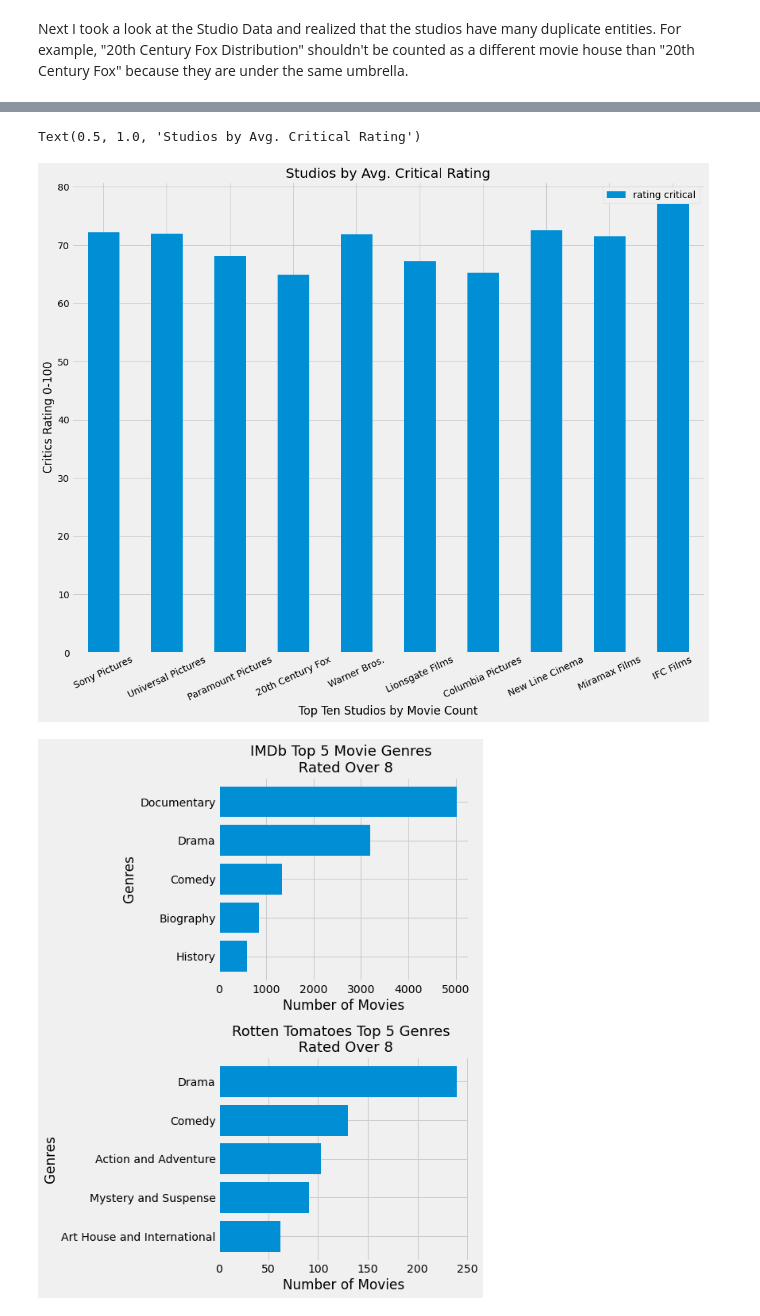
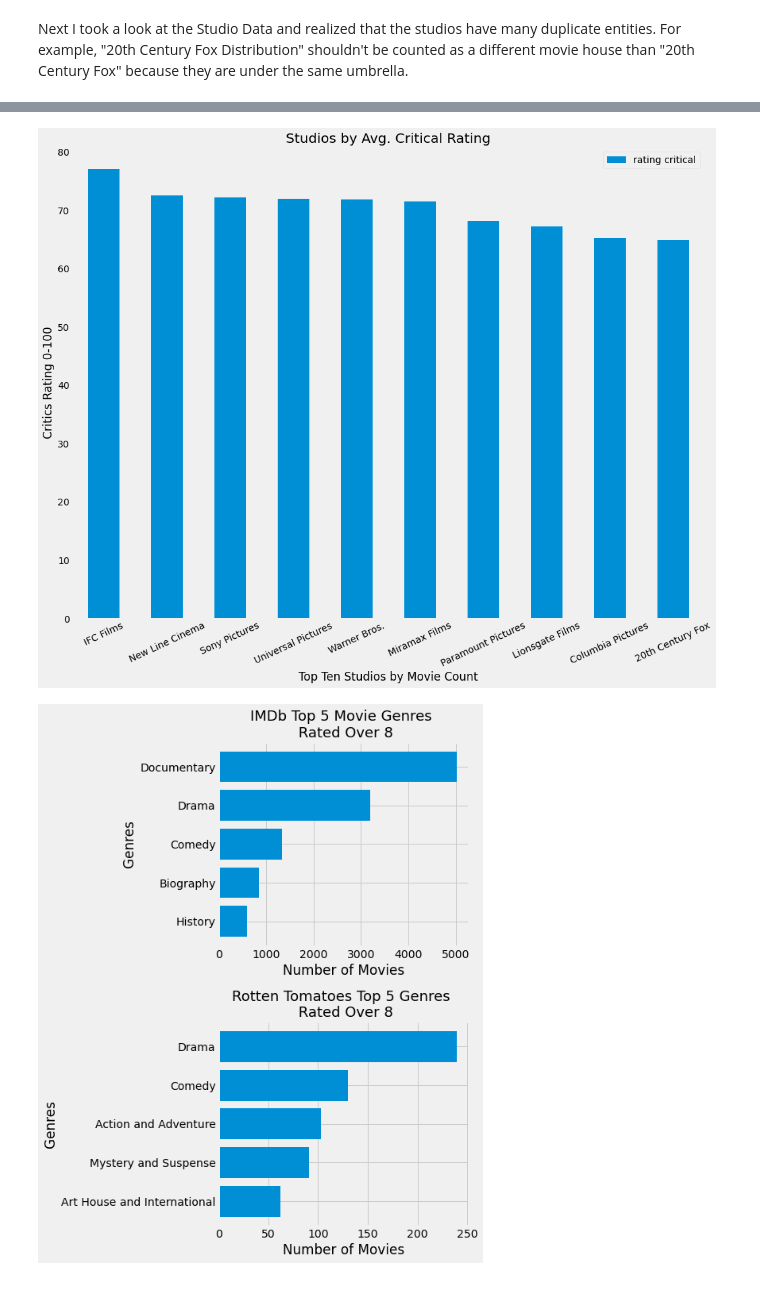
Before and after one commit to zach-hanly/microsoft_movie_project, a Jupyter notebook: master_notebook.ipynb, the cells around one changed output, grey strips where cells are left out. Saved outputs shown, nothing was run; the diff lists cells and outputs as text; code cells hidden in the pictures.

Commit message:
finalized studio graph

```diff
--- a/master_notebook.ipynb
+++ b/master_notebook.ipynb
@@ -331,16 +331,17 @@ joinedrtstudiocleaned2 = joinedrtstudiocleaned.groupby('studio').mean()
 joinedrtstudiocleaned2['numberofmovies'] = joinedrt['studio'].value_counts()
 # %%
 toptenstudios = joinedrtstudiocleaned2.sort_values(by = 'numberofmovies', ascending = False)[:10]
+toptenstudios = toptenstudios.sort_values(by='rating critical', ascending = False)
 toptenstudios = toptenstudios.reset_index()
 # %%
 toptenstudios.plot('studio', 'rating critical', kind='bar', rot = 25, figsize = (15,12))
 
 plt.xlabel('Top Ten Studios by Movie Count')
 plt.ylabel('Critics Rating 0-100')
 plt.title('Studios by Avg. Critical Rating')
+plt.grid(False)
 # %% [output]
-Text(0.5, 1.0, 'Studios by Avg. Critical Rating')
-[figure, old version]
+[figure, new version]
 # %%
 # Merging IMDb dfs and dropping NaNs
 imdb_basics_rating = pd.merge(left=imdb_basics_df,right=imdb_ratings_df,
```
Also changed, not shown: parts of 3 cells of this notebook.
